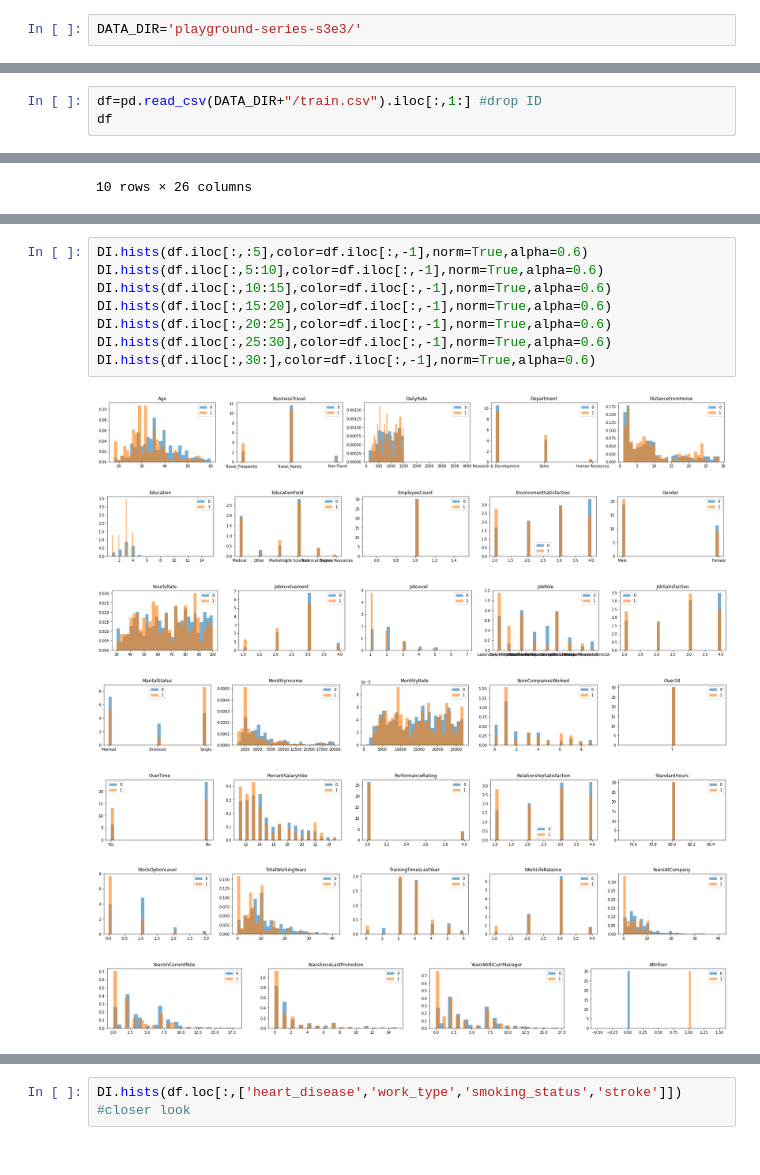
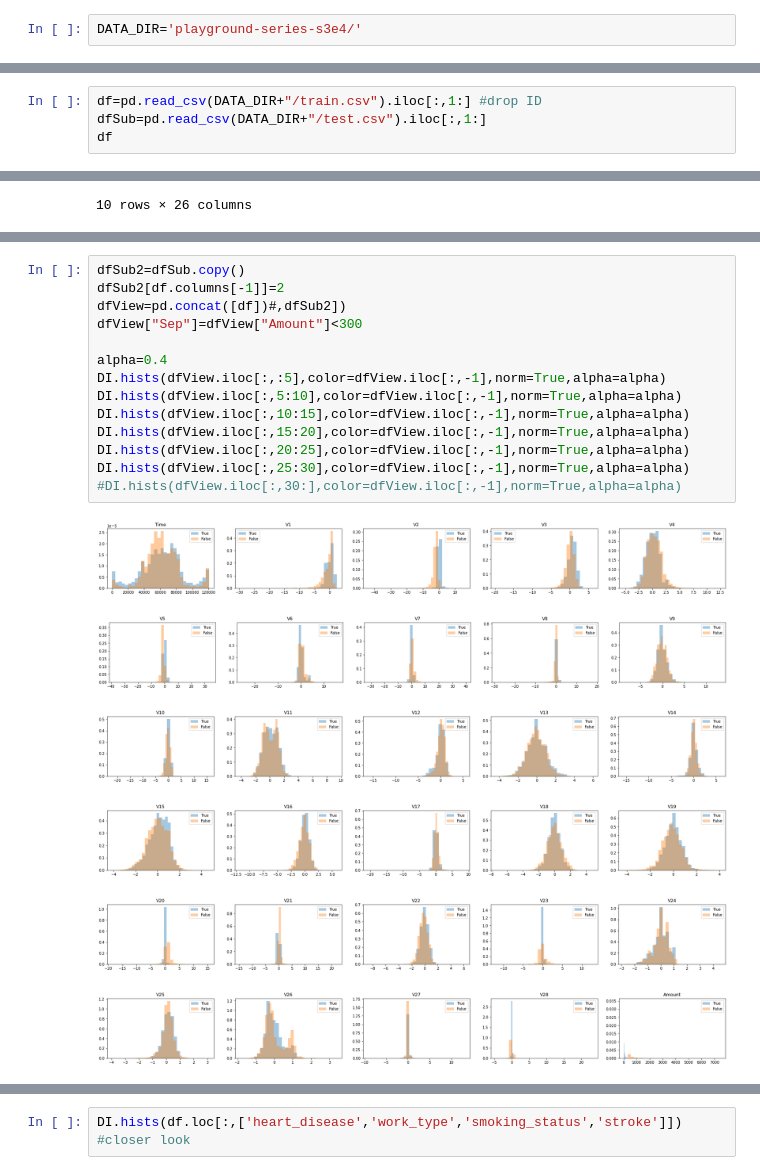
Before and after one commit to vmisusu/kaggle, a Jupyter notebook: data_investigation.ipynb, the cells around one changed output, grey strips where cells are left out. Cells and saved outputs as stored; diff of their text form.

```diff
--- a/data_investigation.ipynb
+++ b/data_investigation.ipynb
@@ -4,7 +4,7 @@ https://www.kaggle.com/competitions/playground-series-s3e2/discussion
 
 https://www.kaggle.com/competitions/playground-series-s3e1/discussion
 # %%
-DATA_DIR='playground-series-s3e3/'
+DATA_DIR='playground-series-s3e4/'
 # %%
 from IPython.display import display, HTML
 display(HTML("<style>.container { width:100% !important; }</style>"))
@@ -20,5 +20,6 @@ import data_investigation_lib as DI
 #importlib.reload(data_investigation_lib);
 # %%
 df=pd.read_csv(DATA_DIR+"/train.csv").iloc[:,1:] #drop ID
+dfSub=pd.read_csv(DATA_DIR+"/test.csv").iloc[:,1:]
 df
 # %% [output]
@@ -73,16 +74,21 @@ DI.nans(df)
 # %%
-DI.hists(df.iloc[:,:5],color=df.iloc[:,-1],norm=True,alpha=0.6)
-DI.hists(df.iloc[:,5:10],color=df.iloc[:,-1],norm=True,alpha=0.6)
-DI.hists(df.iloc[:,10:15],color=df.iloc[:,-1],norm=True,alpha=0.6)
-DI.hists(df.iloc[:,15:20],color=df.iloc[:,-1],norm=True,alpha=0.6)
-DI.hists(df.iloc[:,20:25],color=df.iloc[:,-1],norm=True,alpha=0.6)
-DI.hists(df.iloc[:,25:30],color=df.iloc[:,-1],norm=True,alpha=0.6)
-DI.hists(df.iloc[:,30:],color=df.iloc[:,-1],norm=True,alpha=0.6)
+dfSub2=dfSub.copy()
+dfSub2[df.columns[-1]]=2
+dfView=pd.concat([df])#,dfSub2])
+dfView["Sep"]=dfView["Amount"]<300
+
+alpha=0.4
+DI.hists(dfView.iloc[:,:5],color=dfView.iloc[:,-1],norm=True,alpha=alpha)
+DI.hists(dfView.iloc[:,5:10],color=dfView.iloc[:,-1],norm=True,alpha=alpha)
+DI.hists(dfView.iloc[:,10:15],color=dfView.iloc[:,-1],norm=True,alpha=alpha)
+DI.hists(dfView.iloc[:,15:20],color=dfView.iloc[:,-1],norm=True,alpha=alpha)
+DI.hists(dfView.iloc[:,20:25],color=dfView.iloc[:,-1],norm=True,alpha=alpha)
+DI.hists(dfView.iloc[:,25:30],color=dfView.iloc[:,-1],norm=True,alpha=alpha)
+#DI.hists(dfView.iloc[:,30:],color=dfView.iloc[:,-1],norm=True,alpha=alpha)
 # %% [output]
-[figure, old version]
+[figure, new version]
-[figure, old version]
+[figure, new version]
-[figure, old version]
+[figure, new version]
-[figure, old version]
+[figure, new version]
-[figure, old version]
+[figure, new version]
-[figure, old version]
+[figure, new version]
-[figure, removed]
```
Also changed, not shown: parts of 7 cells of this notebook, 1 other file.
